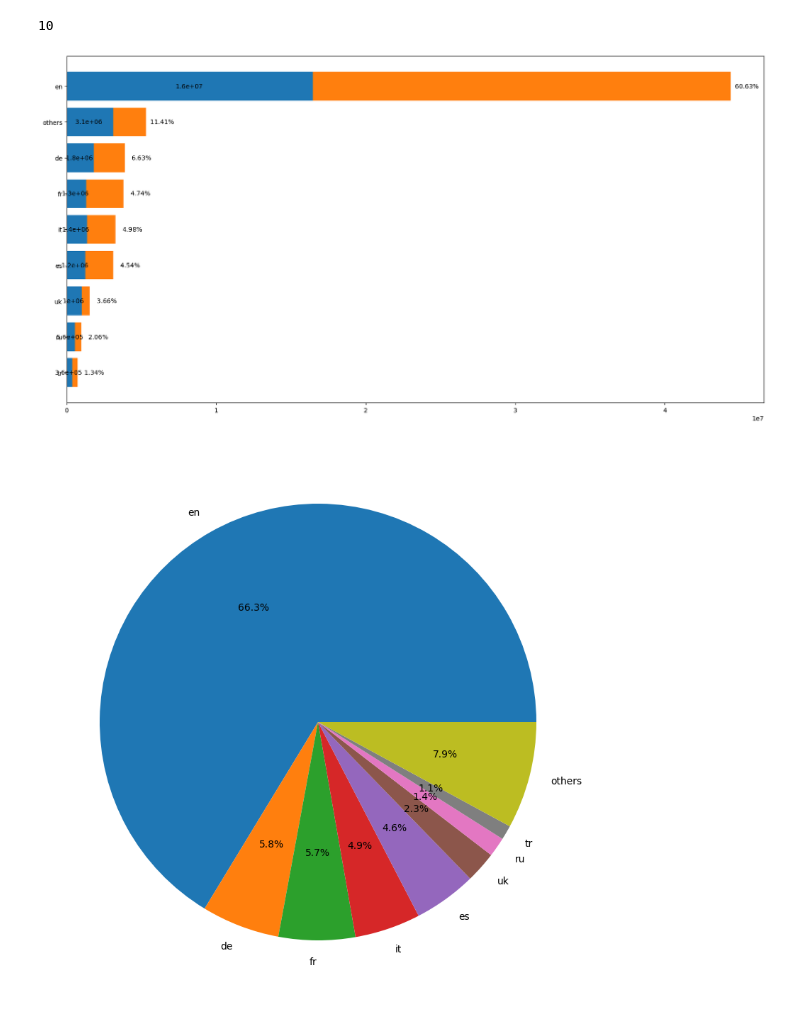
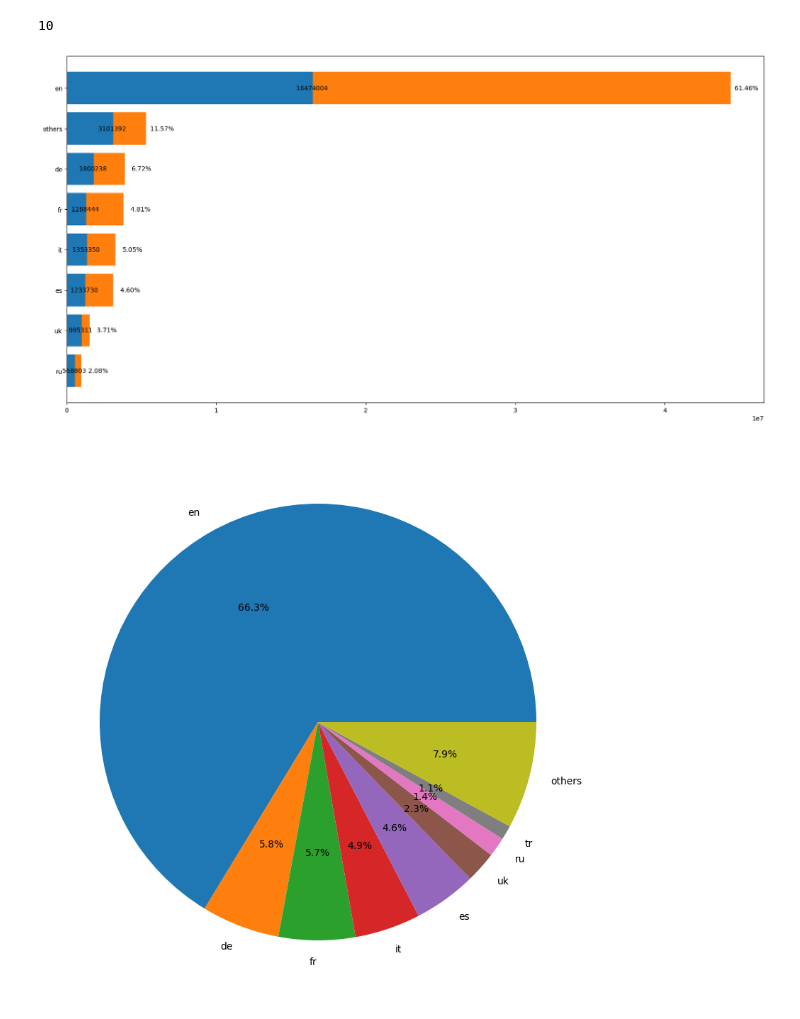
Before and after one commit to Freshpinguin/TopicAnalysisRUWTweets, a Jupyter notebook: Notebooks/FirstOpen.ipynb, the cells around one changed output. Cells and saved outputs as stored; diff of their text form; code cells hidden in the pictures.

```diff
--- a/Notebooks/FirstOpen.ipynb
+++ b/Notebooks/FirstOpen.ipynb
@@ -97,8 +124,8 @@ def get_all_aggregated_data() -> pd.DataFrame:
     """
     Loads or creates all aggregated data.
     """
-    path_2023 = "/Users/robinfeldmann/TopicAnalysisRUWTweets/Data/2023_agg.csv"
-    path_2022 = "/Users/robinfeldmann/TopicAnalysisRUWTweets/Data/2022_agg.csv"
+    path_2023 = "/Users/robinfeldmann/TopicAnalysisRUWTweets/Data/AggregatedData/2023_agg.csv"
+    path_2022 = "/Users/robinfeldmann/TopicAnalysisRUWTweets/Data/AggregatedData/2022_agg.csv"
 
     df_agg_2023 = pd.read_csv(path_2023)
     df_agg_2022 = pd.read_csv(path_2022)
@@ -243,30 +272,30 @@ array([ 182355.5,  279401.5,  497655.5,  616865. ,  676675. ,  644222. ,
 # %%
 languages_to_show = selected_languages
 df = df_agg
 languages_dupl = np.array([la + "_dupl" for la in languages_to_show])
 language_counts = np.array([df[la].sum() for la in languages_to_show])
 
 sorting = np.argsort(language_counts)
 language_counts = language_counts[sorting]
 languages_to_show = languages_to_show[sorting]
 language_dupl = np.array([df[la+ "_dupl"].sum() for la in languages_to_show])
 
 language_counts = language_counts - language_dupl
 
 language_freqs = np.array([la_count/language_counts.sum() for la_count in language_counts])
 language_dupl_freq = (language_dupl/language_counts)*language_freqs
 
 fig, ax = plt.subplots()
 
 labels = languages_to_show
 ax.barh(labels, language_counts,label=labels[0], left=0)
 ax.barh(labels, language_dupl, label=labels[1], left=language_counts)
 
 for i, la in enumerate(languages_to_show):
-    ax.text((language_counts + language_dupl +800000*np.ones(9))[i], i,f"{language_freqs[i]:10.2%}", ha='center', va='center')
-    ax.text((language_counts/2)[i], i,f"{(language_counts[i])} ", ha='center', va='center')
+    ax.text((language_counts + language_dupl +800000*np.ones(8))[i], i,f"{language_freqs[i]:10.2%}", ha='center', va='center')
+    ax.text((language_counts)[i], i,f"{(int(language_counts[i]))} ", ha='center', va='center')
 # %% [output]
-[figure, old version]
+[figure, new version]
 # %%
 def pi_lang_freq(df: pd.DataFrame, languages: np.ndarray[str], save_path: str=None) -> None:
     """
```
Also changed, not shown: parts of 11 cells of this notebook, 11 other files.
